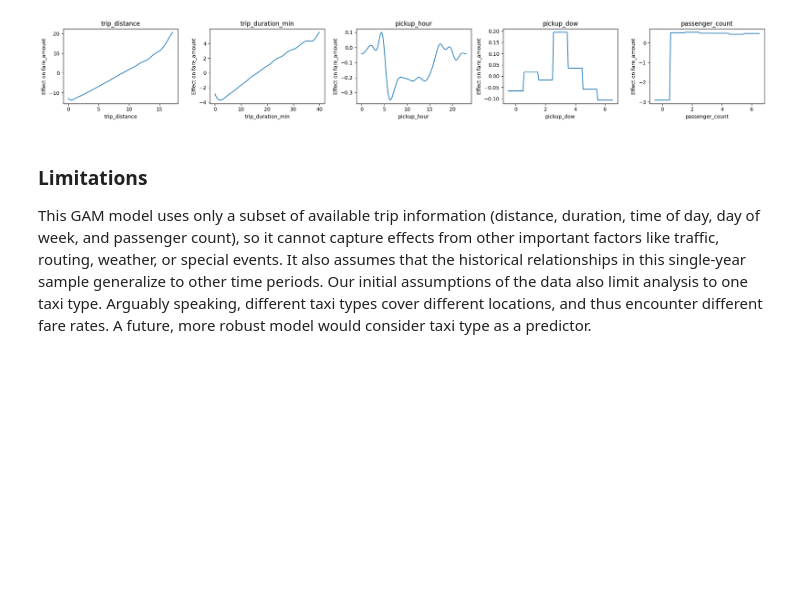
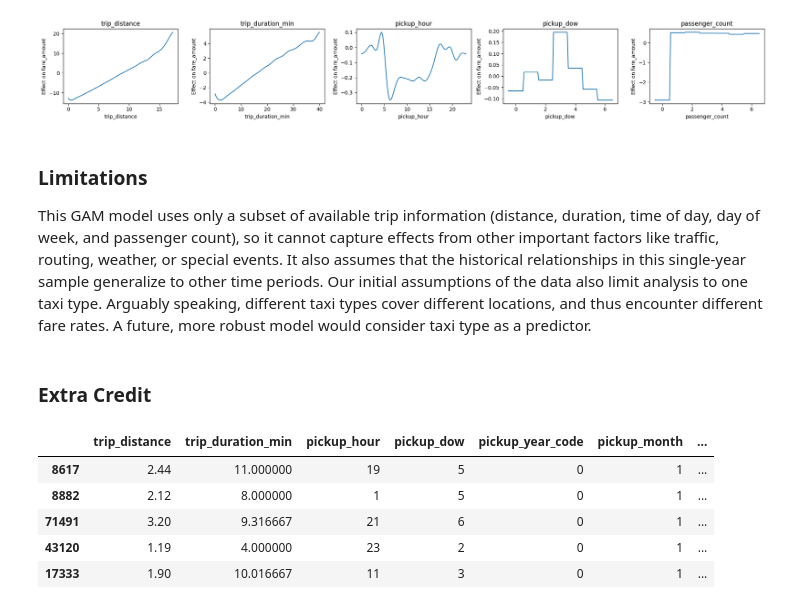
Before and after one commit to TangyKiwi/DSC-291-AWS, a Jupyter notebook: gam/MAIN.ipynb, the cells around one changed output. Cells and saved outputs as stored; diff of their text form; code cells hidden in the pictures; blank space fills up the shorter version.

```diff
--- a/gam/MAIN.ipynb
+++ b/gam/MAIN.ipynb
@@ -507,3 +519,36 @@ sample generalize to other time periods. Our initial assumptions of the data
 also limit analysis to one taxi type. Arguably speaking, different taxi types
 cover different locations, and thus encounter different fare rates. A future,
 more robust model would consider taxi type as a predictor.
+# %% [markdown]
+### Extra Credit
+# %%
+feature_cols = [
+    "trip_distance",
+    "trip_duration_min",
+    "pickup_hour",
+    "pickup_dow",
+    "pickup_year_code",
+    "pickup_month",
+    "taxi_type_code"
+]
+if "passenger_count" in clean.columns:
+    feature_cols.append("passenger_count")
+
+X = clean[feature_cols].copy()
+y = clean["fare_amount"].copy()
+
+X_train, X_val, y_train, y_val = train_test_split(
+    X,
+    y,
+    train_size=SPLIT,
+    random_state=SEED,
+)
+
+X_train.head()
+# %% [output]
+|  | trip_distance | trip_duration_min | pickup_hour | pickup_dow | pickup_year_code | pickup_month | ... |
+| 8617 | 2.44 | 11.000000 | 19 | 5 | 0 | 1 | ... |
+| 8882 | 2.12 | 8.000000 | 1 | 5 | 0 | 1 | ... |
+| 71491 | 3.20 | 9.316667 | 21 | 6 | 0 | 1 | ... |
+| 43120 | 1.19 | 4.000000 | 23 | 2 | 0 | 1 | ... |
+| 17333 | 1.90 | 10.016667 | 11 | 3 | 0 | 1 | ... |
```
Also changed, not shown: parts of 4 cells of this notebook, 1 other file.
